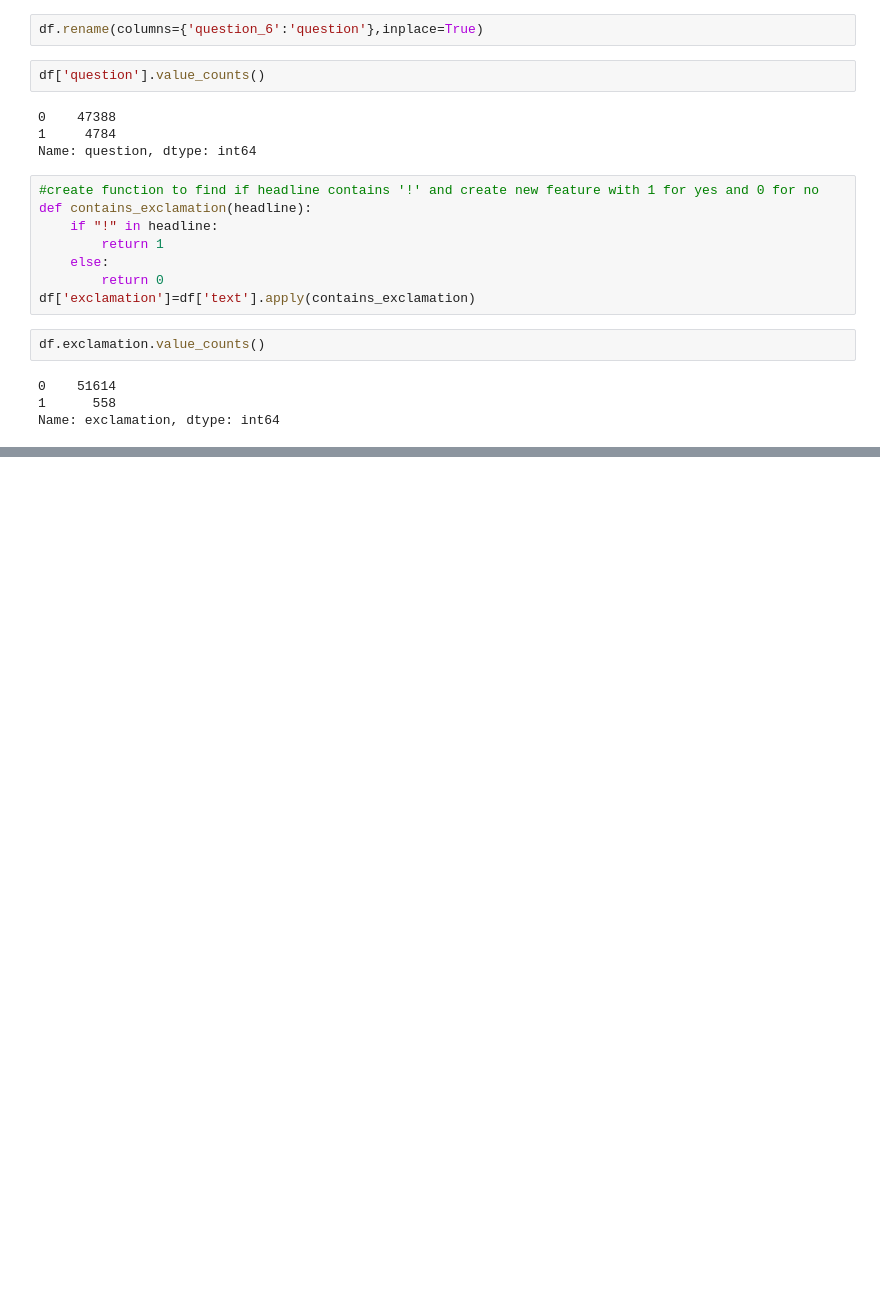
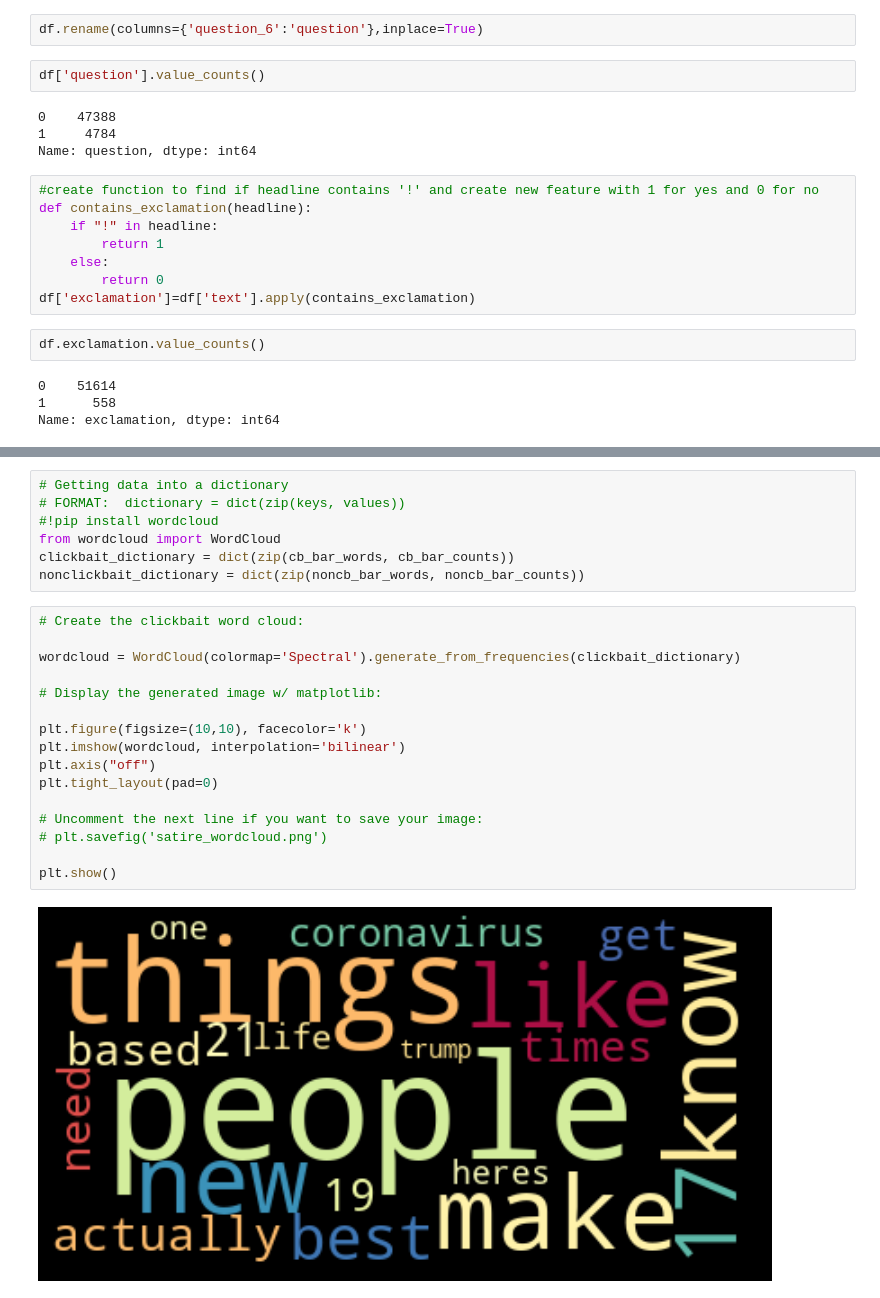
Before and after one commit to AlisonSalerno/clickbait_detector, a Jupyter notebook: cleaning&EDA.ipynb, the cells around one changed output, grey strips where cells are left out. Cells and saved outputs as stored; diff of their text form; blank space fills up the shorter version.

```diff
--- a/cleaning&EDA.ipynb
+++ b/cleaning&EDA.ipynb
@@ -202,0 +364,25 @@ Name: exclamation, dtype: int64
+# %%
+# Getting data into a dictionary
+# FORMAT:  dictionary = dict(zip(keys, values))
+#!pip install wordcloud
+from wordcloud import WordCloud
+clickbait_dictionary = dict(zip(cb_bar_words, cb_bar_counts))
+nonclickbait_dictionary = dict(zip(noncb_bar_words, noncb_bar_counts))
+# %%
+# Create the clickbait word cloud:
+
+wordcloud = WordCloud(colormap='Spectral').generate_from_frequencies(clickbait_dictionary)
+
+# Display the generated image w/ matplotlib:
+
+plt.figure(figsize=(10,10), facecolor='k')
+plt.imshow(wordcloud, interpolation='bilinear')
+plt.axis("off")
+plt.tight_layout(pad=0)
+
+# Uncomment the next line if you want to save your image:
+# plt.savefig('satire_wordcloud.png')
+
+plt.show()
+# %% [output]
+[figure, added]
```
Also changed, not shown: parts of 27 cells of this notebook, 2 other files.
